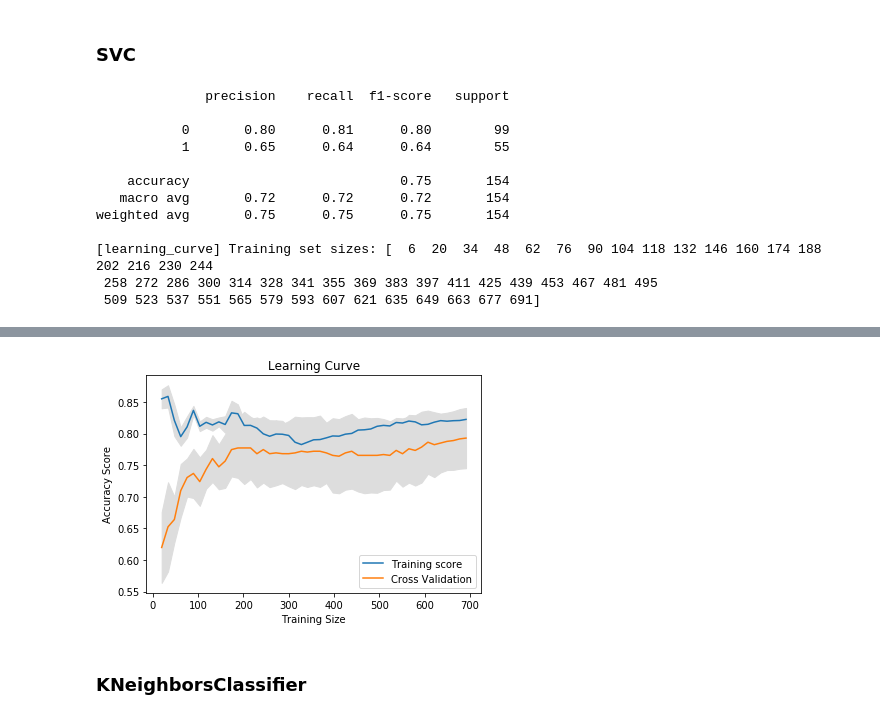
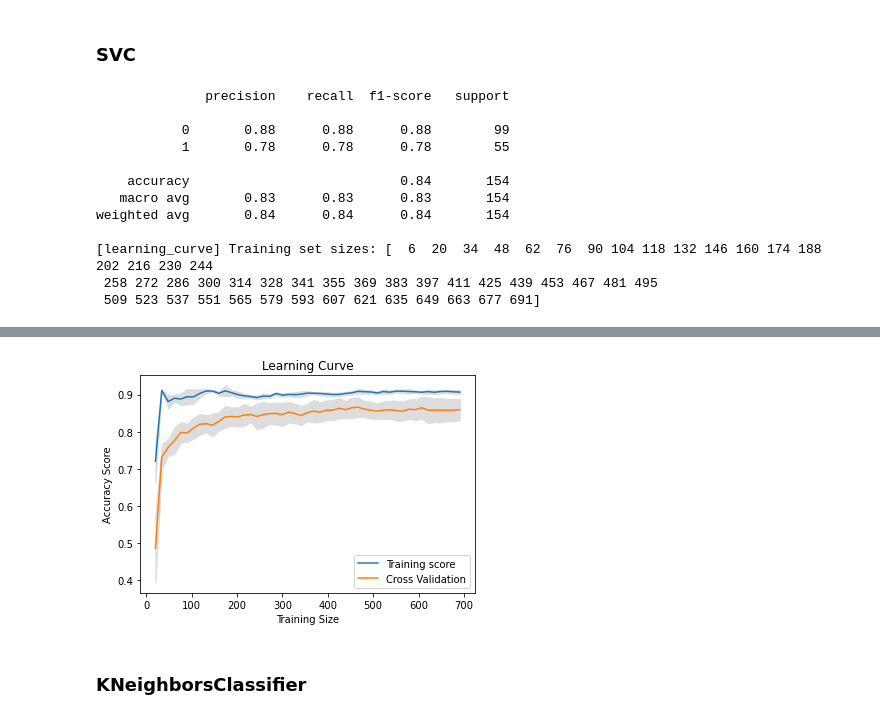
Before and after one commit to kxerxess/Diabetes-Prediction, a Jupyter notebook: ML Models/ML_diabetes_final.ipynb, the cells around one changed output, grey strips where cells are left out. Cells and saved outputs as stored; diff of their text form; code cells hidden in the pictures.

```diff
--- a/ML Models/ML_diabetes_final.ipynb
+++ b/ML Models/ML_diabetes_final.ipynb
@@ -65,13 +140,13 @@ plt.show()
 # %% [output]
 [figure]
 # %%
-labels = df.loc[:,'Outcome'].values
-features = df.loc[:,df.columns!='Outcome'].values
+labels = df_scaled.loc[:,'Outcome'].values
+features = df_scaled.loc[:,df_scaled.columns!='Outcome'].values
 print(labels[labels==1].shape[0], labels[labels==0].shape[0])
 # %% [output]
 268 500
 # %%
-scaler=MinMaxScaler((0,1))
-x=scaler.fit_transform(features)
+x=features
 y=labels
 xTrain,xTest,yTrain,yTest=tts(x, y, test_size=0.2, random_state=42)
+x.shape
@@ -95,12 +172,12 @@ def learning_curve_plot(clf):
 # %% [markdown]
 ### LogisticRegression
 # %%
-clf=LogisticRegression()
-clf.fit(xTrain, yTrain)
-pred=clf.predict(xTest)
+logReg=LogisticRegression()
+logReg.fit(xTrain, yTrain)
+pred=logReg.predict(xTest)
 print(classification_report(yTest,pred))
 values["LogisticRegression"]=accuracy_score(yTest,pred)
-learning_curve_plot(clf)
+learning_curve_plot(logReg)
 # %% [output]
               precision    recall  f1-score   support
 
@@ -120,12 +197,12 @@ weighted avg       0.75      0.75      0.75       154
 # %% [markdown]
 ###  RandomForestClassifier
 # %%
-clf=RandomForestClassifier()
-clf.fit(xTrain, yTrain)
-pred=clf.predict(xTest)
+rfc=RandomForestClassifier()
+rfc.fit(xTrain, yTrain)
+pred=rfc.predict(xTest)
 print(classification_report(yTest,pred))
 values["RandomForestClassifier"]=accuracy_score(yTest,pred)
-learning_curve_plot(clf)
+learning_curve_plot(rfc)
 # %% [output]
               precision    recall  f1-score   support
 
@@ -145,21 +224,21 @@ weighted avg       0.87      0.87      0.87       154
 # %% [markdown]
 ### SVC
 # %%
-clf=SVC()
-clf.fit(xTrain, yTrain)
-pred=clf.predict(xTest)
+svc=SVC()
+svc.fit(xTrain, yTrain)
+pred=svc.predict(xTest)
 print(classification_report(yTest,pred))
 values["SVC"]=accuracy_score(yTest,pred)
-learning_curve_plot(clf)
+learning_curve_plot(svc)
 # %% [output]
               precision    recall  f1-score   support
 
-           0       0.80      0.81      0.80        99
-           1       0.65      0.64      0.64        55
+           0       0.88      0.88      0.88        99
+           1       0.78      0.78      0.78        55
 
-    accuracy                           0.75       154
-   macro avg       0.72      0.72      0.72       154
-weighted avg       0.75      0.75      0.75       154
+    accuracy                           0.84       154
+   macro avg       0.83      0.83      0.83       154
+weighted avg       0.84      0.84      0.84       154
 
 [learning_curve] Training set sizes: [  6  20  34  48  62  76  90 104 118 132 146 160 174 188 202 216 230 244
  258 272 286 300 314 328 341 355 369 383 397 411 425 439 453 467 481 495
@@ -169,4 +248,4 @@ weighted avg       0.75      0.75      0.75       154
-[figure, old version]
+[figure, new version]
 # %% [markdown]
 ### KNeighborsClassifier
 # %%
```
Also changed, not shown: parts of 19 cells of this notebook, 3 other files.
